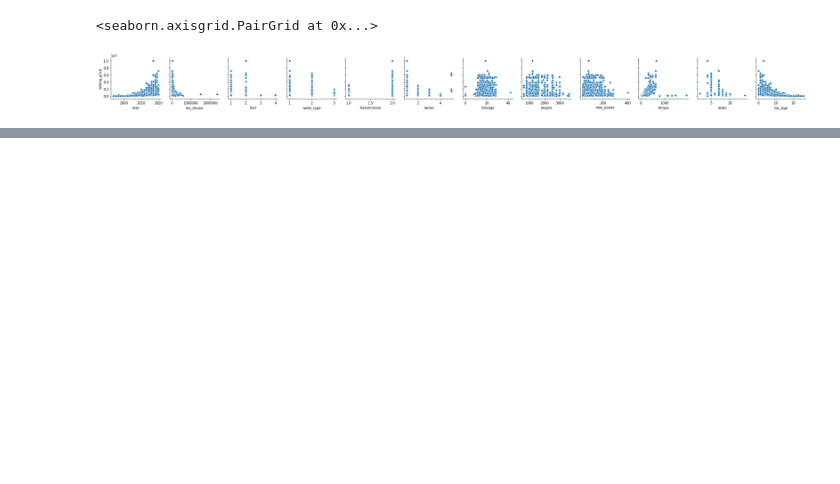
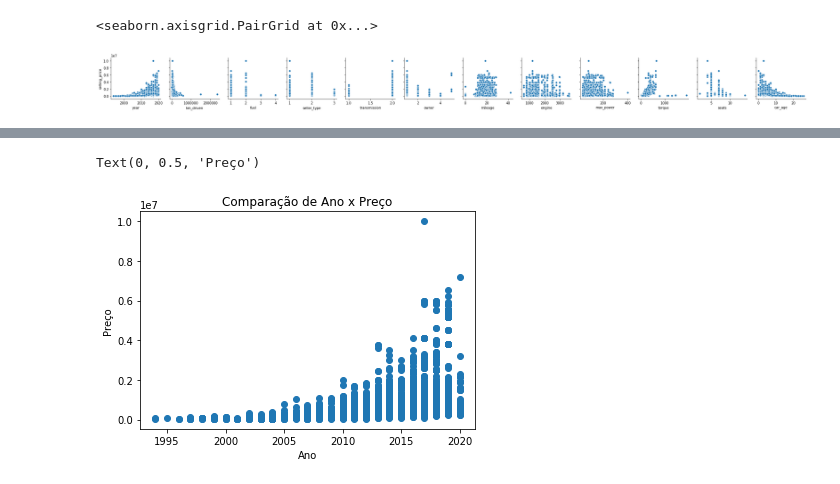
Before and after one commit to TomasPires/Projeto2_CienciadosDados, a Jupyter notebook: Projeto_2.ipynb, the cells around one changed output, grey strips where cells are left out. Drawn from its saved outputs; the diff is of its cells as text; code cells hidden in the pictures; blank space fills up the shorter version.

```diff
--- a/Projeto_2.ipynb
+++ b/Projeto_2.ipynb
@@ -23,8 +28,8 @@ else:
 # %% [output]
 Encontrei o arquivo cardetails.xlsx, tudo certo para prosseguir com o desenvolvimento do projeto!
 # %%
-database = pd.read_excel(filename)
-database.head(5)
+df = pd.read_excel(filename)
+df.head(5)
 # %% [output]
 |  | name | year | selling_price | km_driven | fuel | seller_type | transmission | owner | mileage | ... |
 | 0 | Maruti Swift Dzire VDI | 2014 | 450000 | 145500 | Diesel | Individual | Manual | First Owner | 23.4 kmpl | ... |
@@ -98,7 +103,7 @@ dtype: int64
 # %%
 pd.set_option("display.max_rows", None, "display.max_columns", None)
 # %%
-database = database.dropna()
+database = df.dropna()
 database.describe()
 # %% [output]
 |  | year | selling_price | km_driven | seats |
@@ -293,6 +360,6 @@ Name: torque, dtype: float64
 # %% [markdown]
 **Criando uma coluna da idade do carro**
 # %%
-database['Car_Age'] = 2020 - database.year
+database['car_age'] = 2020 - database.year
 database.head()
 # %% [output]
@@ -327,0 +475,8 @@ sns.pairplot(database, x_vars=['year', 'km_driven', 'fuel', 'seller_type',
+# %%
+plt.scatter(database['year'],database['selling_price'])
+plt.title('Comparação de Ano x Preço')
+plt.xlabel('Ano')
+plt.ylabel('Preço')
+# %% [output]
+Text(0, 0.5, 'Preço')
+[figure, added]
```
Also changed, not shown: parts of 38 cells of this notebook.
